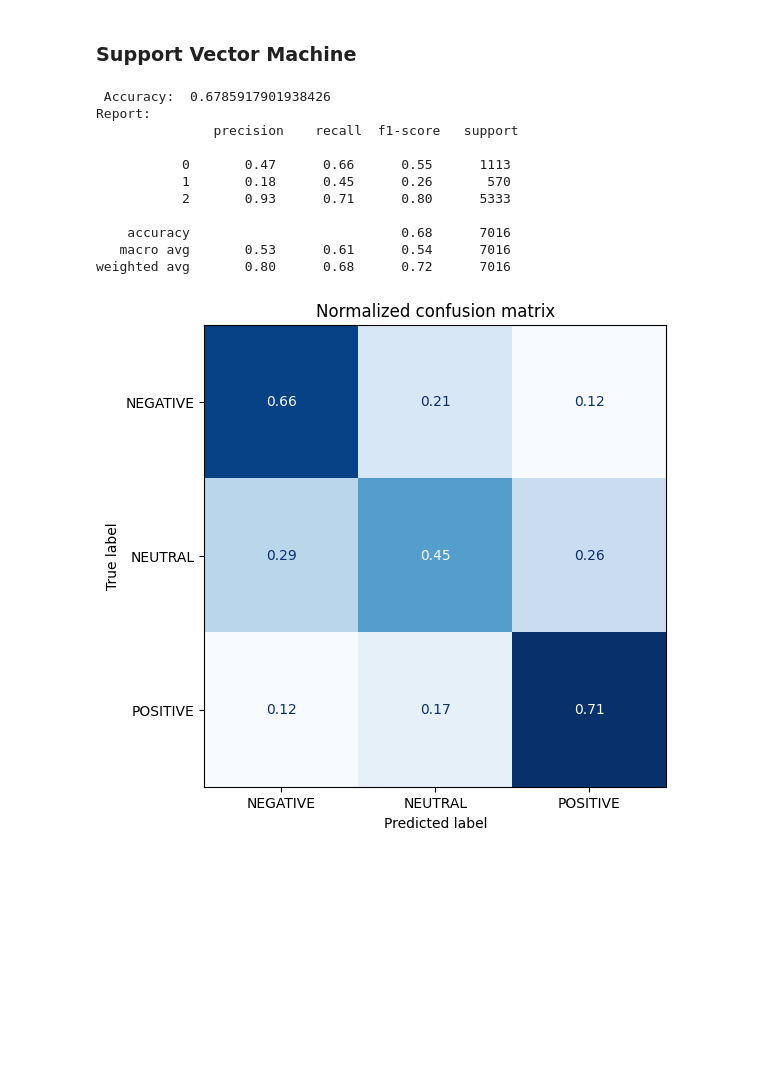
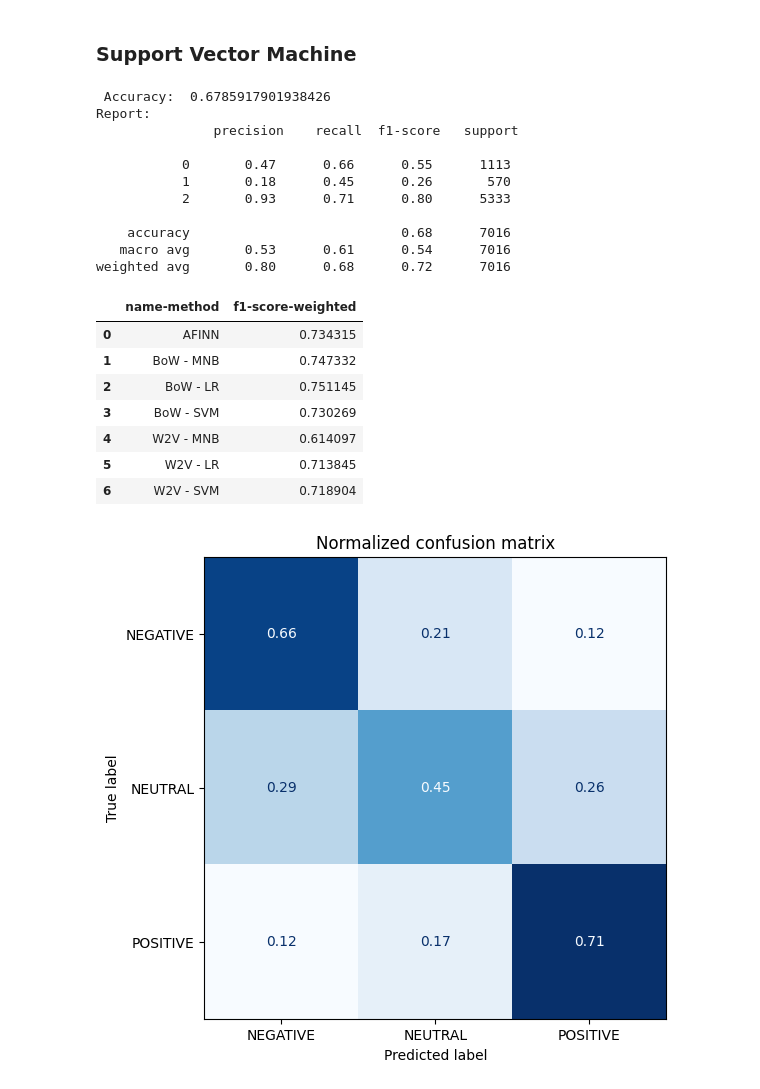
Before and after one commit to MarioAvolio/Amazon-Fine-Foods-reviews-Transformers-Text-Classification, a Jupyter notebook: Amazon_Fine_Food_Review_Text_Classification_with_Standard_approaches.ipynb, the cells around one changed output. Saved outputs shown, nothing was run; the diff lists cells and outputs as text; code cells hidden in the pictures; blank space fills up the shorter version.

```diff
--- a/Amazon_Fine_Food_Review_Text_Classification_with_Standard_approaches.ipynb
+++ b/Amazon_Fine_Food_Review_Text_Classification_with_Standard_approaches.ipynb
@@ -386,43 +416,28 @@ X_test_dtm = vect.transform(X_test.apply(lambda x: " ".join(x)))
 print(X_train_dtm.shape, X_test_dtm.shape)
 # %% [output]
 (9585, 5000) (7016, 5000)
-# %%
-from sklearn.metrics import f1_score
-def analisys(y_test, y_pred_class):
-  print("\n Accuracy: ", accuracy_score(y_test, y_pred_class))
-  print("Report: \n",classification_report(y_test, y_pred_class))
-  plot_confusion_matrix(y_pred_class, y_test)
-
-
-def plot_confusion_matrix(y_preds, y_true):
-  cm = confusion_matrix(y_true, y_preds, normalize="true")
-  fig, ax = plt.subplots(figsize=(6, 6))
-  disp = ConfusionMatrixDisplay(confusion_matrix=cm, display_labels=[score_to_sentiment[x] for x in range(NUM_CLASSES)])
-  disp.plot(cmap="Blues", values_format=".2f", ax=ax, colorbar=False)
-  plt.title("Normalized confusion matrix")
-  plt.show()
 # %%
 from sklearn.svm import LinearSVC
 from sklearn.naive_bayes import MultinomialNB
 from sklearn.linear_model import LogisticRegression
 
-def svm_classifier(X_train_balanced, y_train_balanced, X_ts, y_ts):
+def svm_classifier(X_train_balanced, y_train_balanced, X_ts, y_ts,name="Support Vector Machine"):
   classifier = LinearSVC()
   classifier.fit(X_train_balanced, y_train_balanced) #fit the model with training data
   y_pred_class = classifier.predict(X_ts)
-  analisys(y_ts, y_pred_class)
+  analisys(y_ts, y_pred_class, name)
 
-def mnb_classifier(X_train_balanced, y_train_balanced, X_ts, y_ts):
+def mnb_classifier(X_train_balanced, y_train_balanced, X_ts, y_ts, name="Multinomial Naive Bayes"):
   nb = MultinomialNB() #instantiate a Multinomial Naive Bayes classifier
   nb.fit(X_train_balanced, y_train_balanced)#train the mode
   y_pred_class = nb.predict(X_ts)#make class predictions for test data
-  analisys(y_ts, y_pred_class)
+  analisys(y_ts, y_pred_class, name)
 
-def lr_classifier(X_train_balanced, y_train_balanced, X_ts, y_ts):
+def lr_classifier(X_train_balanced, y_train_balanced, X_ts, y_ts, name="Logistic Regression"):
   logreg = LogisticRegression(max_iter=10000)
   logreg.fit(X_train_balanced, y_train_balanced)
   y_pred_class = logreg.predict(X_ts)
-  analisys(y_ts, y_pred_class)
+  analisys(y_ts, y_pred_class, name)
 # %% [markdown]
 ### Balancig Data
 # %% [markdown]
@@ -617,17 +657,25 @@ weighted avg       0.80      0.67      0.71      7016
 # %% [markdown]
 ### Support Vector Machine
 # %%
-svm_classifier(train_vectors, y_train, test_vectors, y_test)
+svm_classifier(train_vectors, y_train, test_vectors, y_test, name="W2V - SVM")
 # %% [output]
  Accuracy:  0.6785917901938426
 Report:
                precision    recall  f1-score   support
 
            0       0.47      0.66      0.55      1113
            1       0.18      0.45      0.26       570
            2       0.93      0.71      0.80      5333
 
     accuracy                           0.68      7016
    macro avg       0.53      0.61      0.54      7016
 weighted avg       0.80      0.68      0.72      7016
+|  | name-method | f1-score-weighted |
+| 0 | AFINN | 0.734315 |
+| 1 | BoW - MNB | 0.747332 |
+| 2 | BoW - LR | 0.751145 |
+| 3 | BoW - SVM | 0.730269 |
+| 4 | W2V - MNB | 0.614097 |
+| 5 | W2V - LR | 0.713845 |
+| 6 | W2V - SVM | 0.718904 |
 [figure]
```
Also changed, not shown: parts of 39 cells of this notebook.
